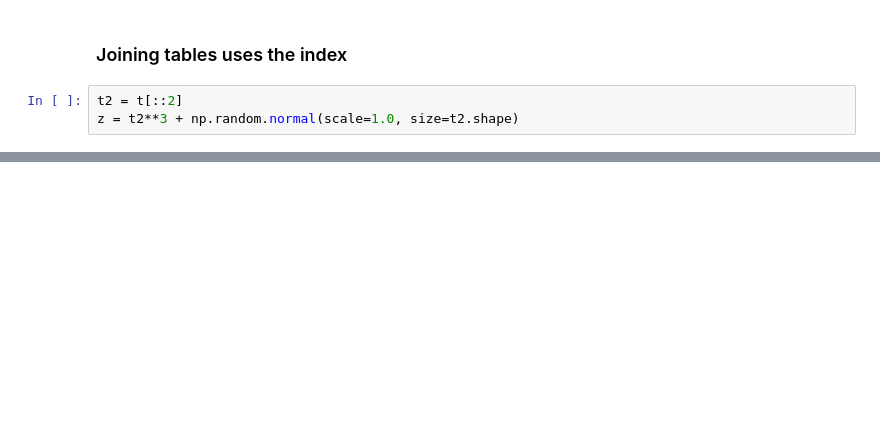
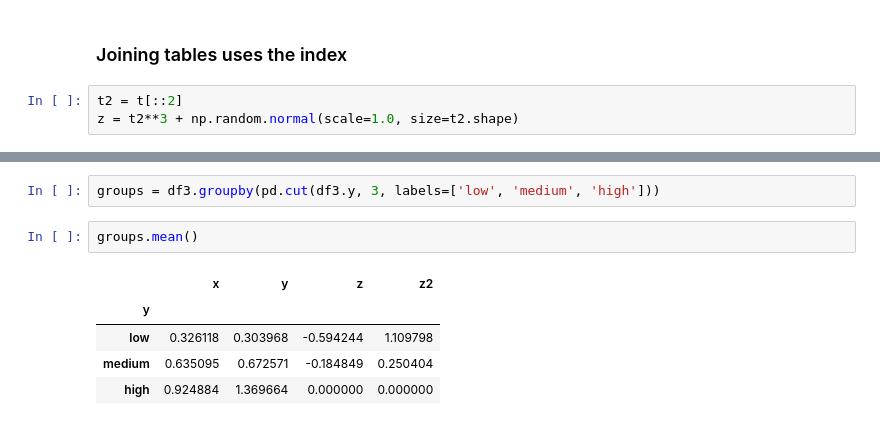
Before and after one commit to mpags-python/examples, a Jupyter notebook: pandas/pandas_demo.ipynb, the cells around one changed output, grey strips where cells are left out. Saved outputs shown, nothing was run; the diff lists cells and outputs as text; blank space fills up the shorter version.

```diff
--- a/pandas/pandas_demo.ipynb
+++ b/pandas/pandas_demo.ipynb
@@ -228,0 +289,10 @@ df3
+# %%
+groups = df3.groupby(pd.cut(df3.y, 3, labels=['low', 'medium', 'high']))
+# %%
+groups.mean()
+# %% [output]
+|  | x | y | z | z2 |
+| y |  |  |  |  |
+| low | 0.326118 | 0.303968 | -0.594244 | 1.109798 |
+| medium | 0.635095 | 0.672571 | -0.184849 | 0.250404 |
+| high | 0.924884 | 1.369664 | 0.000000 | 0.000000 |
```
Also changed, not shown: parts of 35 cells of this notebook.
